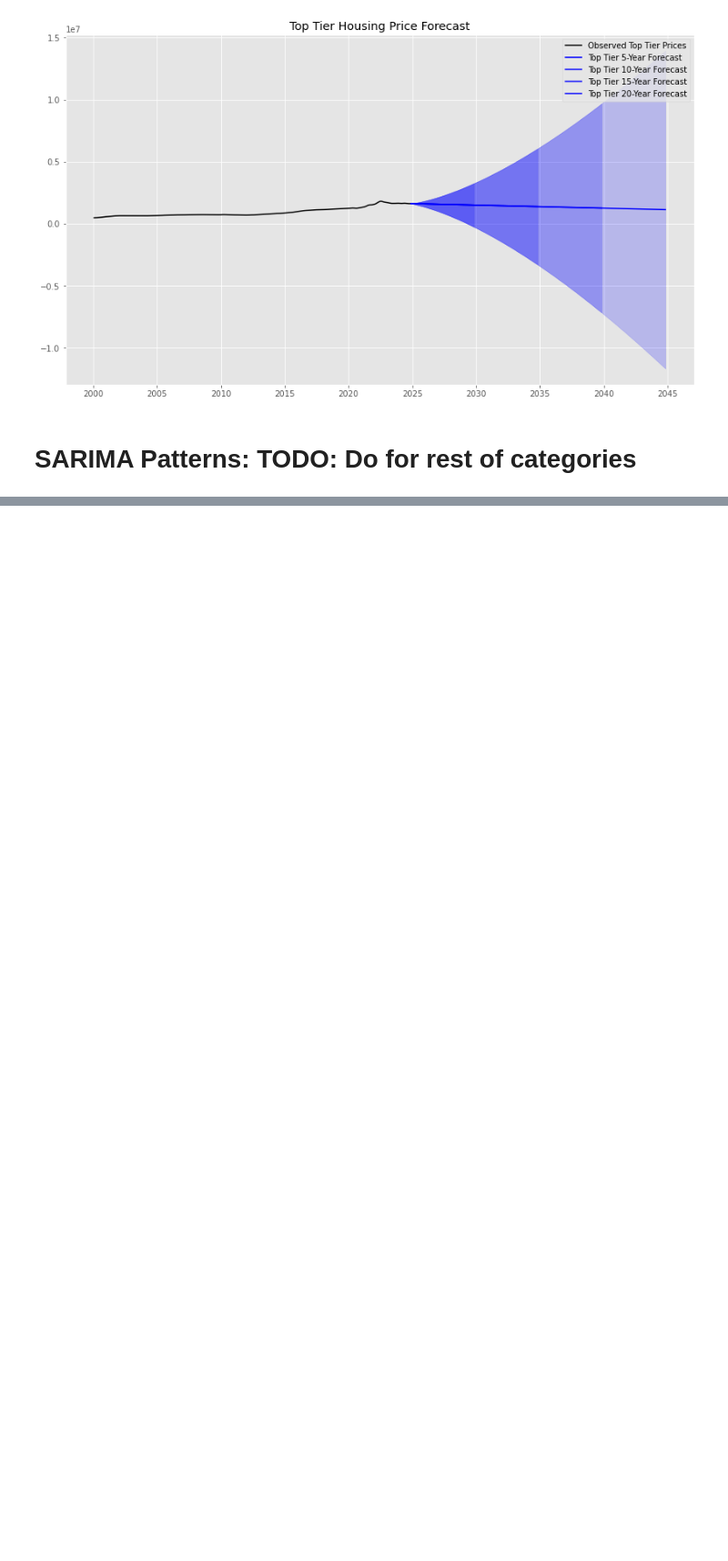
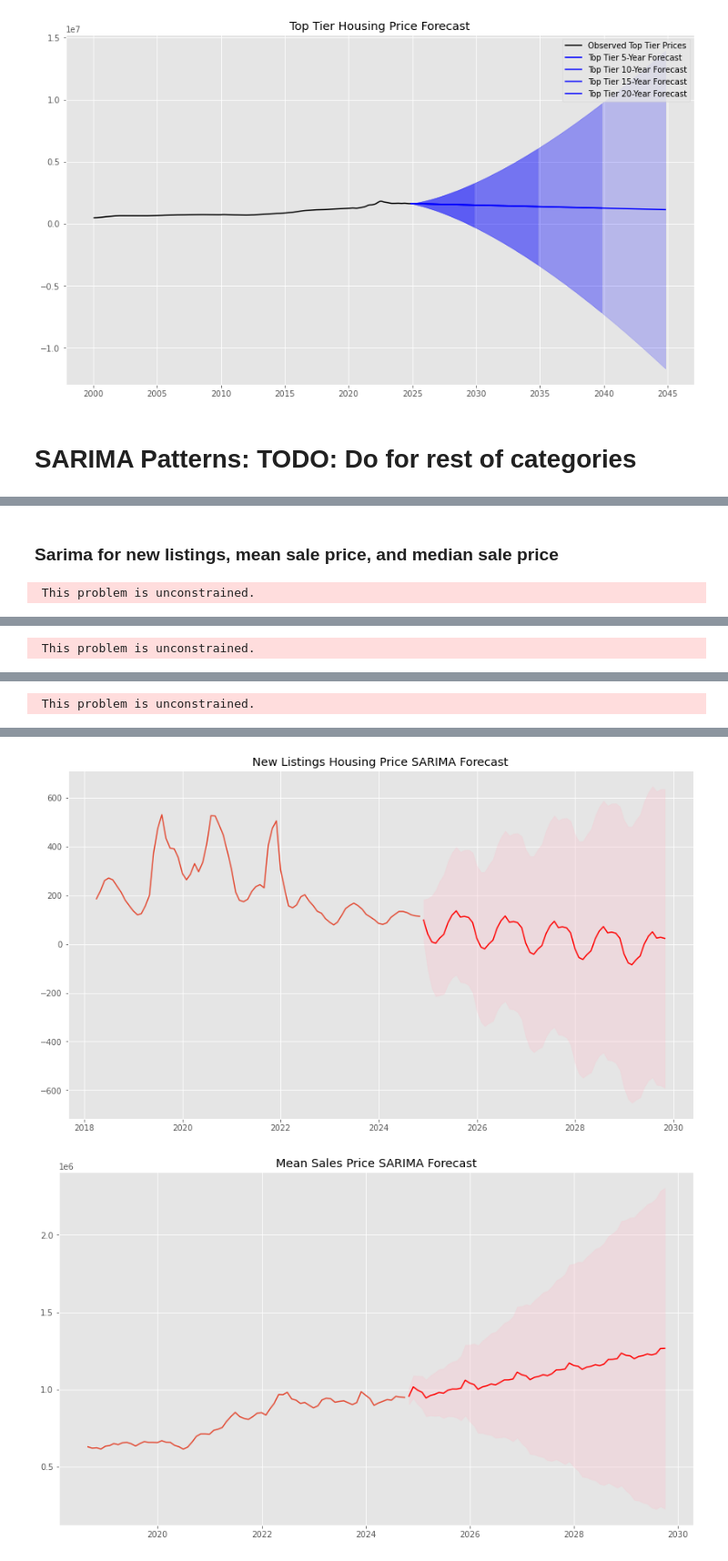
Before and after one commit to SUPERINTIALD/CSCI_4502_5502_Data_Mining_Final_Project, a Jupyter notebook: S-ARIMA_Expanded.ipynb, the cells around one changed output, grey strips where cells are left out. Shown at 91% size. Cells and saved outputs as stored; diff of their text form; code cells hidden in the pictures; blank space fills up the shorter version.

```diff
--- a/S-ARIMA_Expanded.ipynb
+++ b/S-ARIMA_Expanded.ipynb
@@ -2065,0 +2472,66 @@ Warnings:
+# %% [markdown]
+### Sarima for new listings, mean sale price, and median sale price
+# %%
+# fit a SARIMA model for new listings
+seasonal_order = (1, 1, 1, 12)  # (P, D, Q, S) - seasonal order
+sarima_new_listings = SARIMAX(new_listings, order=(2, 1, 1), seasonal_order=seasonal_order).fit()
+sarima_mean_sales_price = SARIMAX(mean_sales_price, order=(2, 1, 1), seasonal_order=seasonal_order).fit()
+sarima_median_sales_price = SARIMAX(median_sales_price, order=(2, 1, 1), seasonal_order=seasonal_order).fit()
+
+# Print SARIMA summary
+print("New Listings SARIMA Model Summary:")
+print(sarima_new_listings.summary())
+print("Mean Sales Price SARIMA Model Summary:")
+print(sarima_mean_sales_price.summary())
+print("Median Sales Price SARIMA Model Summary:")
+print(sarima_median_sales_price.summary())
+
+# Forecast with SARIMA for new listings
+forecast_sarima = sarima_new_listings.get_forecast(steps=60)  # 5 years ahead
+forecast_sarima_mean = forecast_sarima.predicted_mean
+forecast_sarima_ci = forecast_sarima.conf_int()
+
+# Forecast with SARIMA for mean sales price
+forecast_sarima_mean_sales_price = sarima_mean_sales_price.get_forecast(steps=60)
+forecast_sarima_mean_sales_price_mean = forecast_sarima_mean_sales_price.predicted_mean
+forecast_sarima_mean_sales_price_ci = forecast_sarima_mean_sales_price.conf_int()
+
+# Forecast with SARIMA for median sales price
+forecast_sarima_median_sales_price = sarima_median_sales_price.get_forecast(steps=60)
+forecast_sarima_median_sales_price_mean = forecast_sarima_median_sales_price.predicted_mean
+forecast_sarima_median_sales_price_ci = forecast_sarima_median_sales_price.conf_int()
+
+# Plot SARIMA forecast for new listings
+plt.figure(figsize=(14, 8))
+plt.plot(new_listings, label="Observed New Listings Prices")
+plt.plot(forecast_sarima_mean.index, forecast_sarima_mean, label="SARIMA Forecast", color="red")
+plt.fill_between(forecast_sarima_mean.index,
+                 forecast_sarima_ci.iloc[:, 0],
+                 forecast_sarima_ci.iloc[:, 1],
+                 color="pink", alpha=0.3)
+plt.title("New Listings Housing Price SARIMA Forecast")
+
+# Plot SARIMA forecast for mean sales price
+plt.figure(figsize=(14, 8))
+plt.plot(mean_sales_price, label="Observed Mean Sales Price")
+plt.plot(forecast_sarima_mean_sales_price_mean.index, forecast_sarima_mean_sales_price_mean, label="SARIMA Forecast", color="red")
+plt.fill_between(forecast_sarima_mean_sales_price_mean.index,
+                 forecast_sarima_mean_sales_price_ci.iloc[:, 0],
+                 forecast_sarima_mean_sales_price_ci.iloc[:, 1],
+                 color="pink", alpha=0.3)
+plt.title("Mean Sales Price SARIMA Forecast")
+
+# Plot SARIMA forecast for median sales price
+plt.figure(figsize=(14, 8))
+plt.plot(median_sales_price, label="Observed Median Sales Price")
+plt.plot(forecast_sarima_median_sales_price_mean.index, forecast_sarima_median_sales_price_mean, label="SARIMA Forecast", color="red")
+plt.fill_between(forecast_sarima_median_sales_price_mean.index,
+                 forecast_sarima_median_sales_price_ci.iloc[:, 0],
+                 forecast_sarima_median_sales_price_ci.iloc[:, 1],
+                 color="pink", alpha=0.3)
+plt.title("Median Sales Price SARIMA Forecast")
+
+plt.legend()
+plt.show()
+# %% [output]
+ This problem is unconstrained.
@@ -2065,0 +2555 @@ Warnings:
+ This problem is unconstrained.
@@ -2065,0 +2573 @@ Warnings:
+ This problem is unconstrained.
@@ -2065,0 +2608,2 @@ Warnings:
+[figure, added]
+[figure, added]
```
Also changed, not shown: parts of 19 cells of this notebook.
